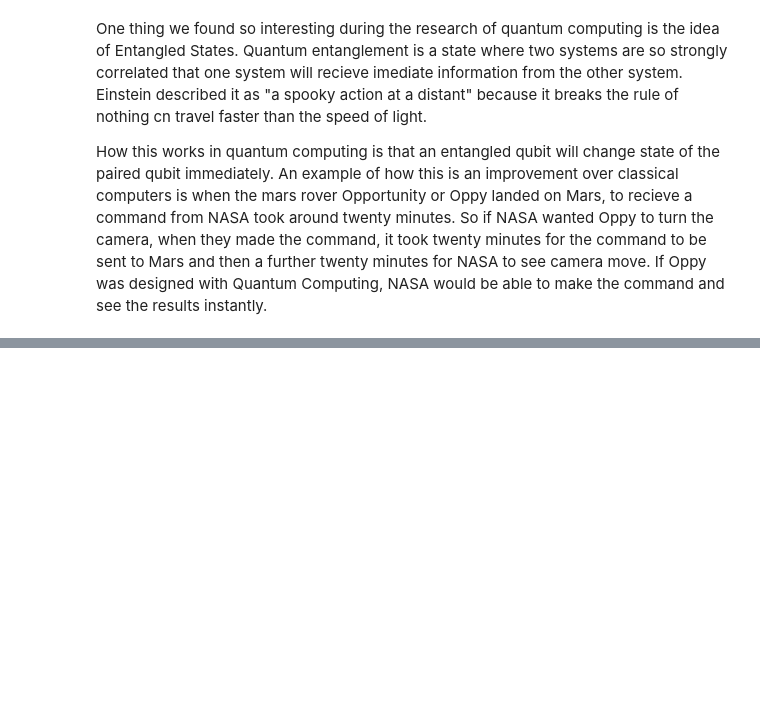
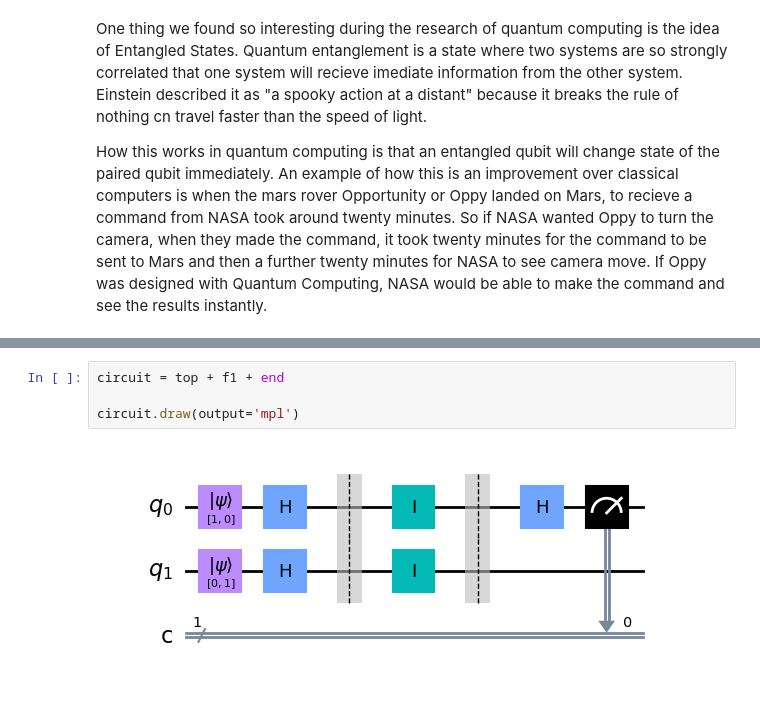
Before and after one commit to adamdalton155/EmergingTechRepoFinal, a Jupyter notebook: Topic Five.ipynb, the cells around one changed output, grey strips where cells are left out. Drawn from its saved outputs; the diff is of its cells as text; blank space fills up the shorter version.

```diff
--- a/Topic Five.ipynb
+++ b/Topic Five.ipynb
@@ -224,0 +266,6 @@ How this works in quantum computing is that an entangled qubit will change state
+# %%
+circuit = top + f1 + end
+
+circuit.draw(output='mpl')
+# %% [output]
+[figure, added]
```
Also changed, not shown: parts of 23 cells of this notebook.
